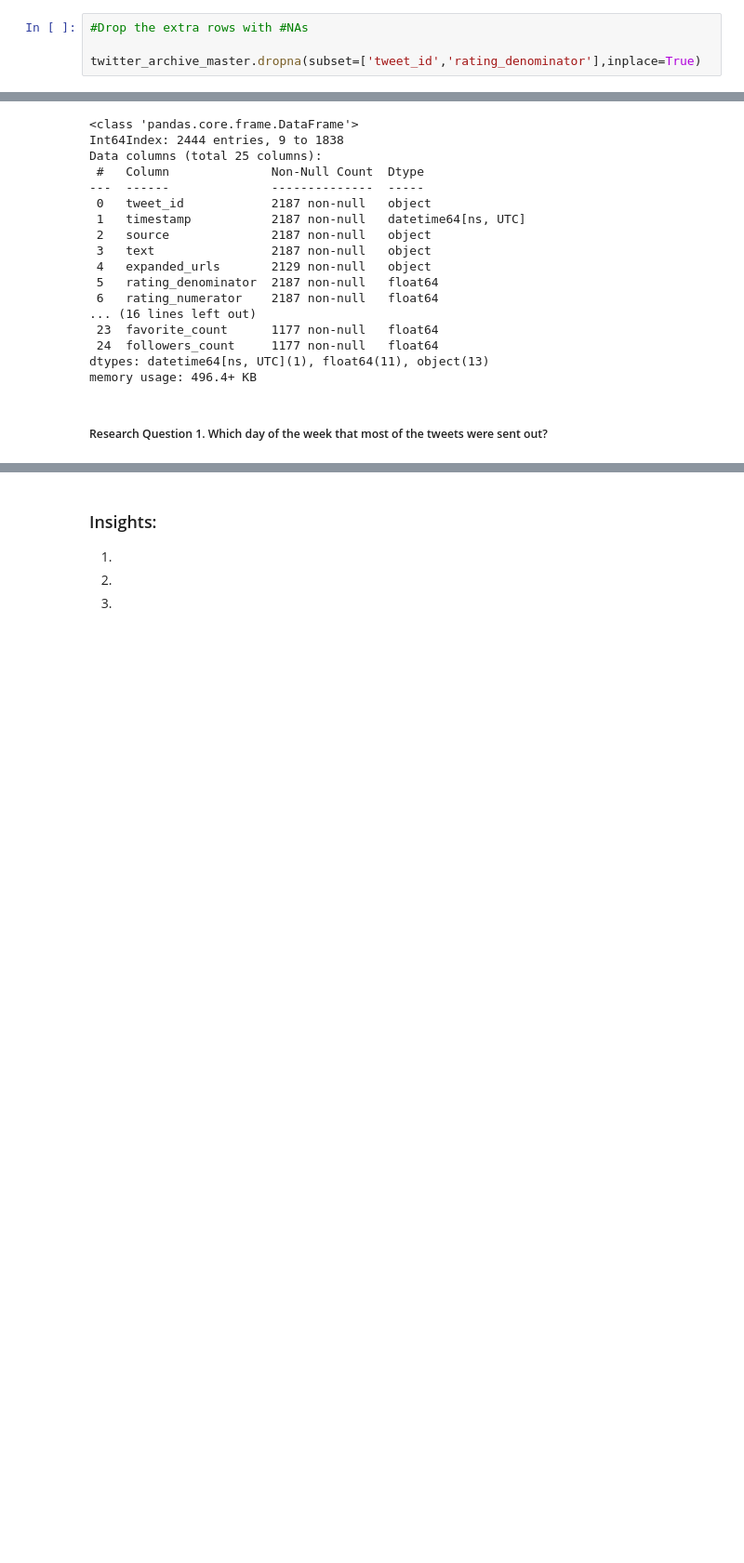
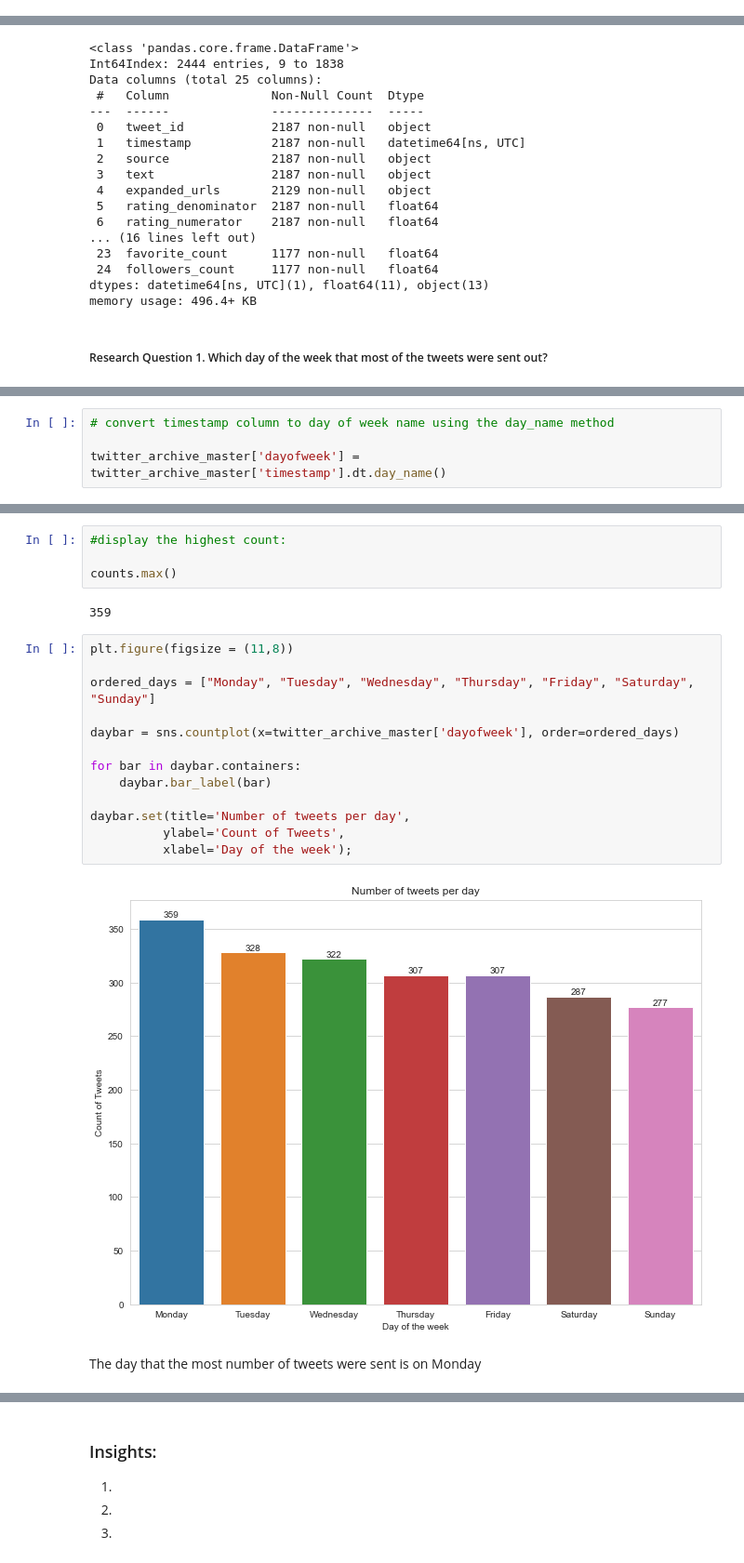
Before and after one commit to zadmainda/WeRateDogs-Data-Analysis, a Jupyter notebook: wrangle_act.ipynb, the cells around one changed output, grey strips where cells are left out. Shown: that part at 93% size. Saved outputs shown, nothing was run; the diff lists cells and outputs as text; blank space fills up the shorter version.

Commit message:
created second visualization

```diff
--- a/wrangle_act.ipynb
+++ b/wrangle_act.ipynb
@@ -739,4 +736,0 @@ We'll drop the null rows returned by the concat method when the join operation d
-# %%
-#Drop the extra rows with #NAs
-
-twitter_archive_master.dropna(subset=['tweet_id','rating_denominator'],inplace=True)
@@ -801,0 +790,4 @@ twitter_archive_master[twitter_archive_master['rating_denominator'].isnull()]
+# %%
+# convert timestamp column to day of week name using the day_name method
+
+twitter_archive_master['dayofweek'] = twitter_archive_master['timestamp'].dt.day_name()
@@ -801,0 +835,23 @@ twitter_archive_master[twitter_archive_master['rating_denominator'].isnull()]
+# %%
+#display the highest count:
+
+counts.max()
+# %% [output]
+359
+# %%
+plt.figure(figsize = (11,8))
+
+ordered_days = ["Monday", "Tuesday", "Wednesday", "Thursday", "Friday", "Saturday", "Sunday"]
+
+daybar = sns.countplot(x=twitter_archive_master['dayofweek'], order=ordered_days)
+
+for bar in daybar.containers:
+    daybar.bar_label(bar)
+
+daybar.set(title='Number of tweets per day',
+          ylabel='Count of Tweets',
+          xlabel='Day of the week');
+# %% [output]
+[figure, added]
+# %% [markdown]
+The day that the most number of tweets were sent is on Monday
```
Also changed, not shown: parts of 26 cells of this notebook, 1 other file.
